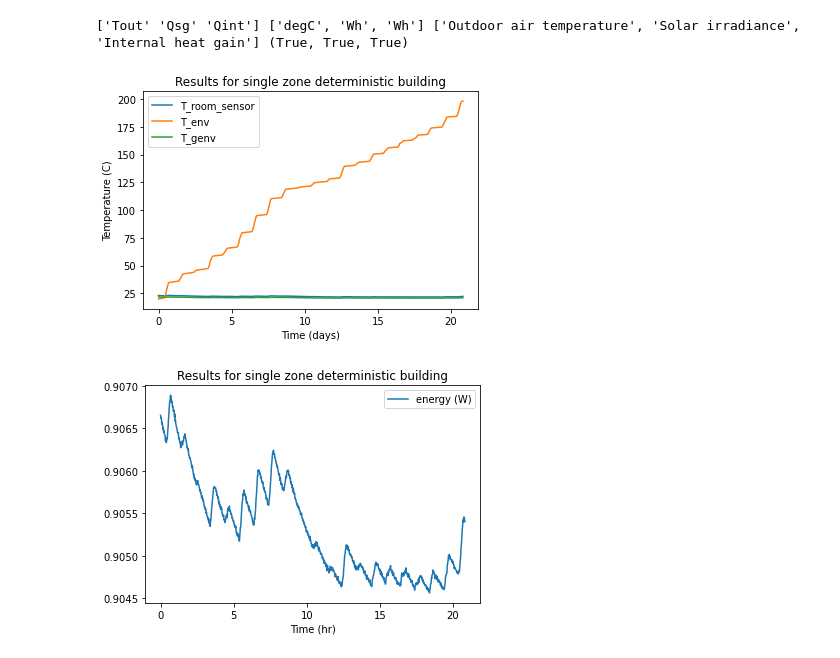
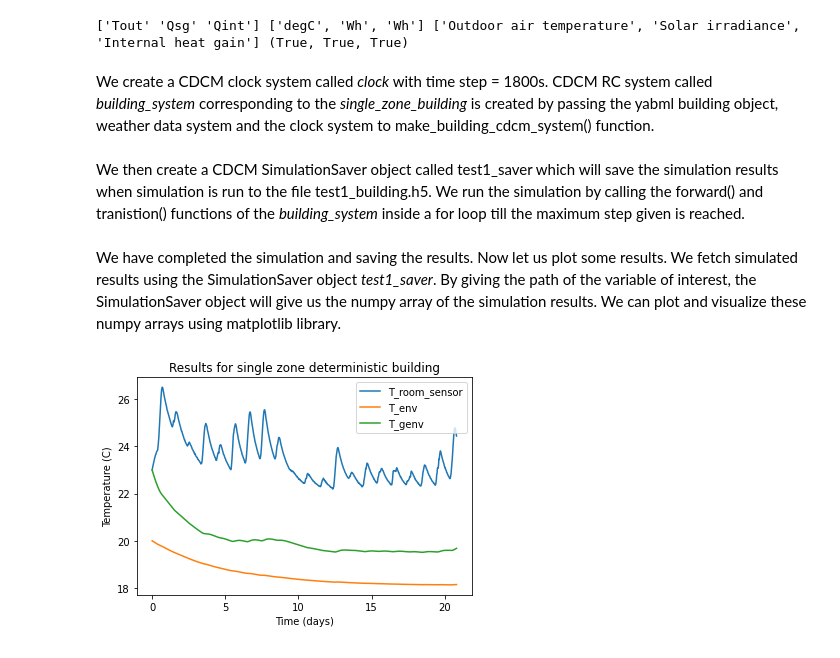
Before and after one commit to sjdyke-reth-institute/cdcm_execution, a Jupyter notebook: examples/test1.ipynb, the cells around one changed output. Cells and saved outputs as stored; diff of their text form; code cells hidden in the pictures.

Commit message:
updated with more explanations and results

```diff
--- a/examples/test1.ipynb
+++ b/examples/test1.ipynb
@@ -27,7 +43,7 @@ df = pd.read_csv("./rc_system_data/weather_data_2017_pandas.csv")
 
 weather_sys = make_data_system(
     df[["Tout", "Qsg", "Qint"]],
-    name="weather_sytem",
+    name="weather_sys",
     column_units=["degC", "Wh", "Wh"],
     column_desciptions=[
         "Outdoor air temperature",
@@ -59,0 +56,3 @@ for i in range(max_steps):
+# %% [markdown]
+We create a CDCM clock system called *clock* with time step = 1800s. CDCM RC system called *building_system* corresponding to the *single_zone_building* is created by passing the yabml building object, weather data system and the clock system to make_building_cdcm_system() function.<br><br>
+We then create a CDCM SimulationSaver object called test1_saver which will save the simulation results when simulation is run to the file test1_building.h5. We run the simulation by calling the forward() and tranistion() functions of the *building_system* inside a for loop till the maximum step given is reached.
@@ -60,38 +79,30 @@ for i in range(max_steps):
+# %% [markdown]
+We have completed the simulation and saving the results. Now let us plot some results. We fetch simulated results using the SimulationSaver object *test1_saver*. By giving the path of the variable of interest, the SimulationSaver object will give us the numpy array of the simulation results. We can plot and visualize these numpy arrays using matplotlib library.
 # %%
 T_room_sensor = (
     test1_saver.file_handler[
         "/zone_cdcm_system/zone_rc_system/T_room_sensor"
     ][:]
 )
 T_env = (
     test1_saver.file_handler["/zone_cdcm_system/zone_rc_system/T_env"][:]
 )
 T_genv = (
     test1_saver.file_handler["/zone_cdcm_system/zone_rc_system/T_genv"][:]
 )
-T_cor = (
-    test1_saver.file_handler["/zone_cdcm_system/T_cor"][:]
-)
-energy = (
-    test1_saver.file_handler["/zone_cdcm_system/zone_hvac_system/energy"][:]
+T_out = (
+    test1_saver.file_handler["/zone_cdcm_system/weather_sys/Tout"][:]
 )
 
 time = np.arange(max_steps) * 0.5/24
 plt.plot(time, T_room_sensor, label='T_room_sensor')
 plt.plot(time, T_env, label='T_env')
 plt.plot(time, T_genv, label='T_genv')
-#plt.plot(time, T_cor, label='T_cor')
+#plt.plot(time, T_out, label='T_out')
 plt.ylabel('Temperature (C)')
 plt.xlabel('Time (days)')
 plt.title('Results for single zone deterministic building')
 plt.legend()
 plt.show()
-
-plt.plot(time, energy, label='energy (W)')
-plt.xlabel('Time (hr)')
-plt.title('Results for single zone deterministic building')
-plt.legend()
-plt.show()
 # %% [output]
-[figure, old version]
+[figure, new version]
-[figure, removed]
```
Also changed, not shown: parts of 6 cells of this notebook.
